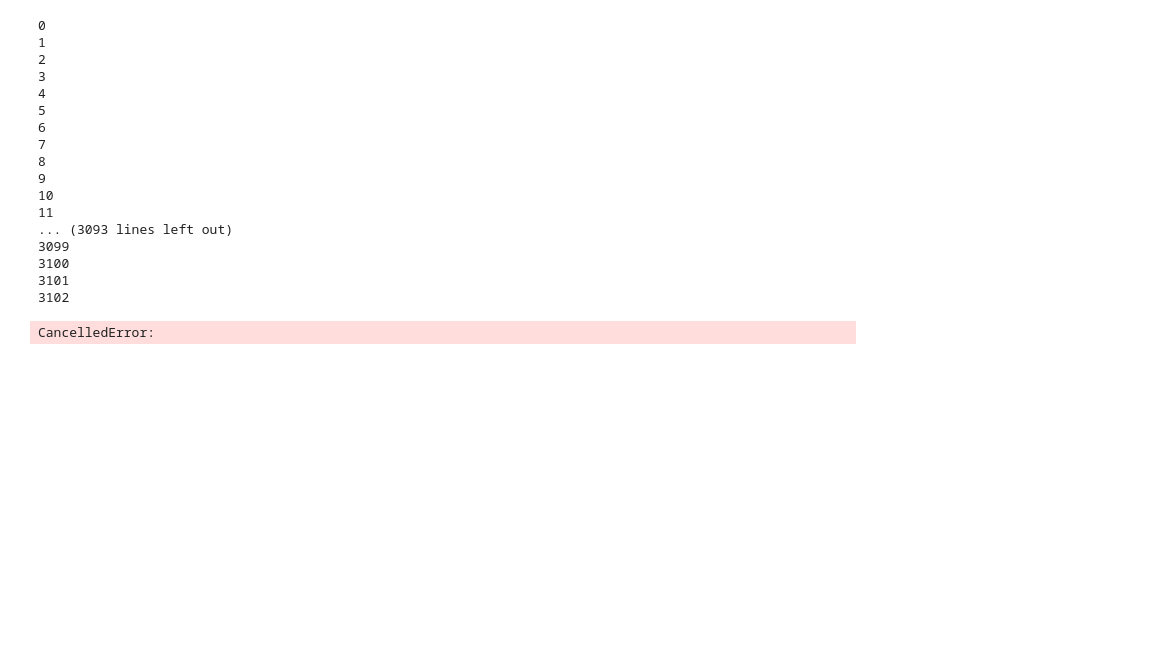
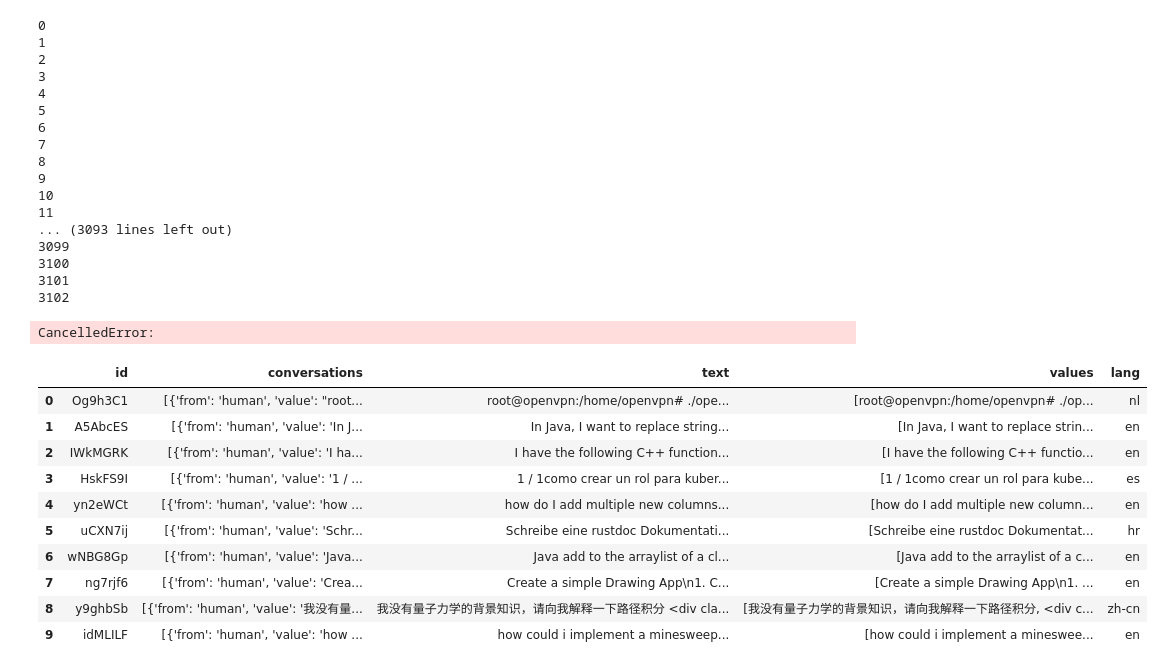
Before and after one commit to DishitaS123/HumanFac, a Jupyter notebook: lda.ipynb, the cells around one changed output. Saved outputs shown, nothing was run; the diff lists cells and outputs as text; code cells hidden in the pictures; blank space fills up the shorter version.

```diff
--- a/lda.ipynb
+++ b/lda.ipynb
@@ -66,23 +66,3 @@ for text_value in df["text"]:
 
 
 df["lang"] = languages
-
-
-"""
-# determine language of each conversation
-languages = []
-for value in df["values"]:
-    try:
-        lang = detect(value[0])
-        languages.append(lang)
-    except:
-        try:
-            lang = detect(value[1])
-            languages.append(lang)
-        except:
-            print("error2")
-            print(value[1])
-
-
-df["lang"] = languages
-"""
@@ -214,3 +194,17 @@ df["translated_values"] = translated_values
 3101
 3102
 CancelledError:
+# %%
+df.head(10)
+# %% [output]
+|  | id | conversations | text | values | lang |
+| 0 | Og9h3C1 | [{'from': 'human', 'value': "root... | root@openvpn:/home/openvpn# ./ope... | [root@openvpn:/home/openvpn# ./op... | nl |
+| 1 | A5AbcES | [{'from': 'human', 'value': 'In J... | In Java, I want to replace string... | [In Java, I want to replace strin... | en |
+| 2 | IWkMGRK | [{'from': 'human', 'value': 'I ha... | I have the following C++ function... | [I have the following C++ functio... | en |
+| 3 | HskFS9I | [{'from': 'human', 'value': '1 / ... | 1 / 1como crear un rol para kuber... | [1 / 1como crear un rol para kube... | es |
+| 4 | yn2eWCt | [{'from': 'human', 'value': 'how ... | how do I add multiple new columns... | [how do I add multiple new column... | en |
+| 5 | uCXN7ij | [{'from': 'human', 'value': 'Schr... | Schreibe eine rustdoc Dokumentati... | [Schreibe eine rustdoc Dokumentat... | hr |
+| 6 | wNBG8Gp | [{'from': 'human', 'value': 'Java... | Java add to the arraylist of a cl... | [Java add to the arraylist of a c... | en |
+| 7 | ng7rjf6 | [{'from': 'human', 'value': 'Crea... | Create a simple Drawing App\n1. C... | [Create a simple Drawing App\n1. ... | en |
+| 8 | y9ghbSb | [{'from': 'human', 'value': '我没有量... | 我没有量子力学的背景知识，请向我解释一下路径积分 <div cla... | [我没有量子力学的背景知识，请向我解释一下路径积分, <div c... | zh-cn |
+| 9 | idMLILF | [{'from': 'human', 'value': 'how ... | how could i implement a minesweep... | [how could i implement a mineswee... | en |
```
Also changed, not shown: parts of 5 cells of this notebook.
